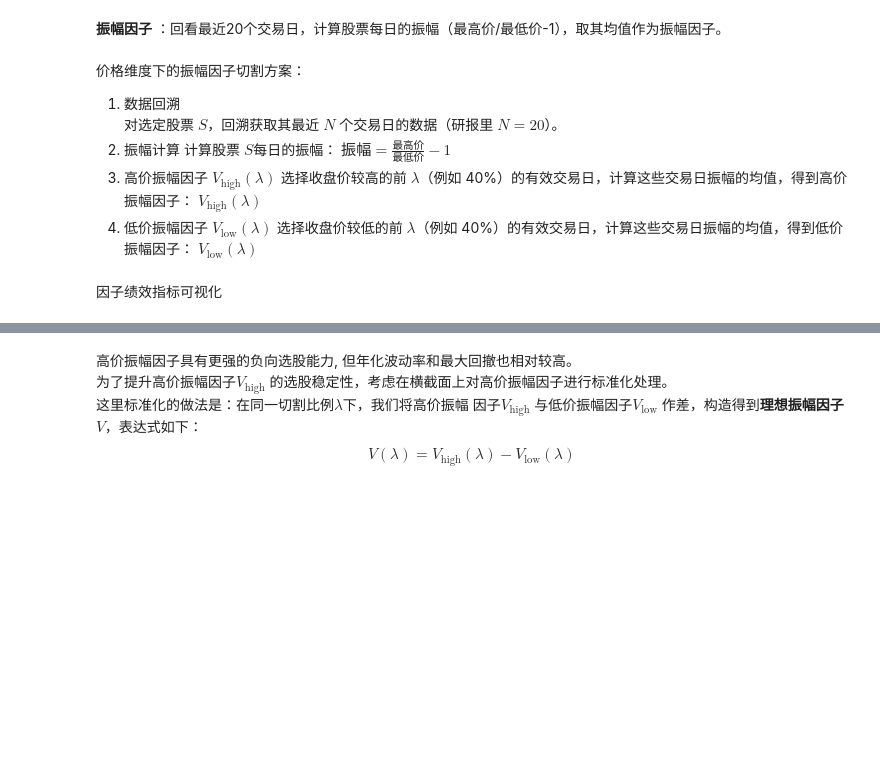
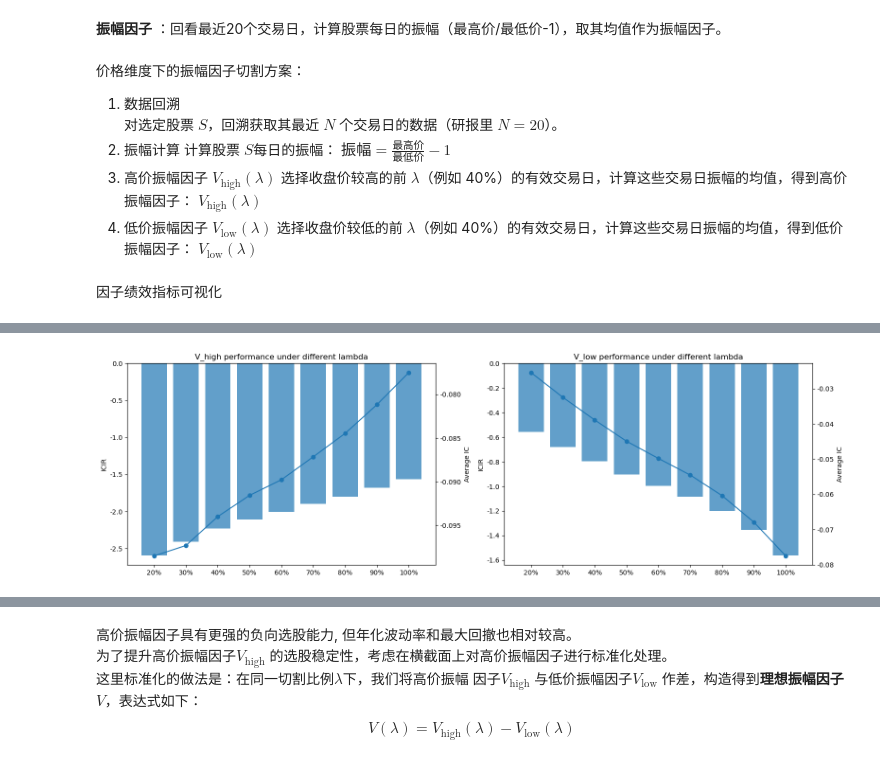
Before and after one commit to shuoliuyv/ls_learnqf, a Jupyter notebook: Amplitude/Amplitude.ipynb, the cells around one changed output, grey strips where cells are left out. Cells and saved outputs as stored; diff of their text form; code cells hidden in the pictures; blank space fills up the shorter version.

```diff
--- a/Amplitude/Amplitude.ipynb
+++ b/Amplitude/Amplitude.ipynb
@@ -312,0 +217,28 @@ findfont: Generic family 'sans-serif' not found because none of the following fa
+# %%
+lambdas_str = [f'{int(l * 100)}%' for l in lambda_list]
+
+#高低对比
+fig, axes = plt.subplots(1, 2, figsize=(16, 5))
+
+ax1 = axes[0]
+ax1.bar(lambdas_str, [results_v_high[l]['ic_summary']['ICIR'] for l in lambda_list], alpha=0.7)
+ax1.set_ylabel('ICIR')
+ax1.set_title('V_high performance under different lambda')
+
+ax1_t = ax1.twinx()
+ax1_t.plot(lambdas_str, [results_v_high[l]['ic_summary']['IC均值'] for l in lambda_list], marker='o')
+ax1_t.set_ylabel('Average IC')
+
+ax2 = axes[1]
+ax2.bar(lambdas_str, [results_v_low[l]['ic_summary']['ICIR'] for l in lambda_list], alpha=0.7)
+ax2.set_ylabel('ICIR')
+ax2.set_title('V_low performance under different lambda')
+
+ax2_t = ax2.twinx()
+ax2_t.plot(lambdas_str, [results_v_low[l]['ic_summary']['IC均值'] for l in lambda_list], marker='o')
+ax2_t.set_ylabel('Average IC')
+
+plt.tight_layout()
+plt.show()
+# %% [output]
+[figure, added]
```
Also changed, not shown: parts of 13 cells of this notebook, 1 other file.
